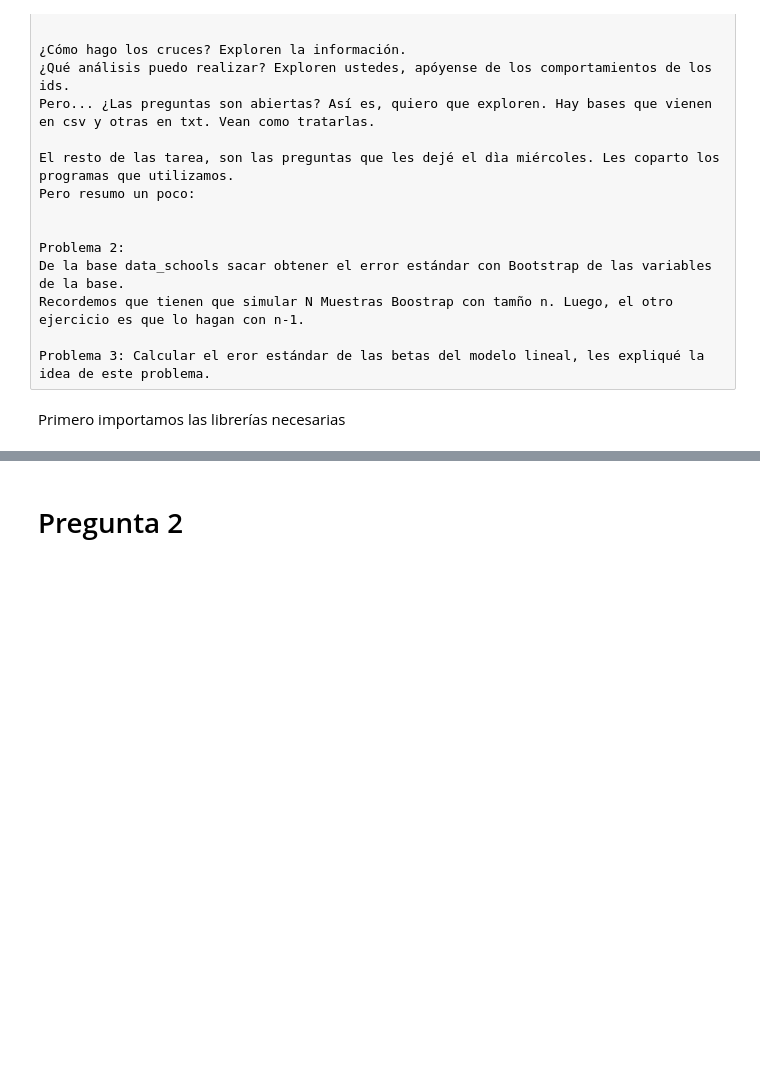
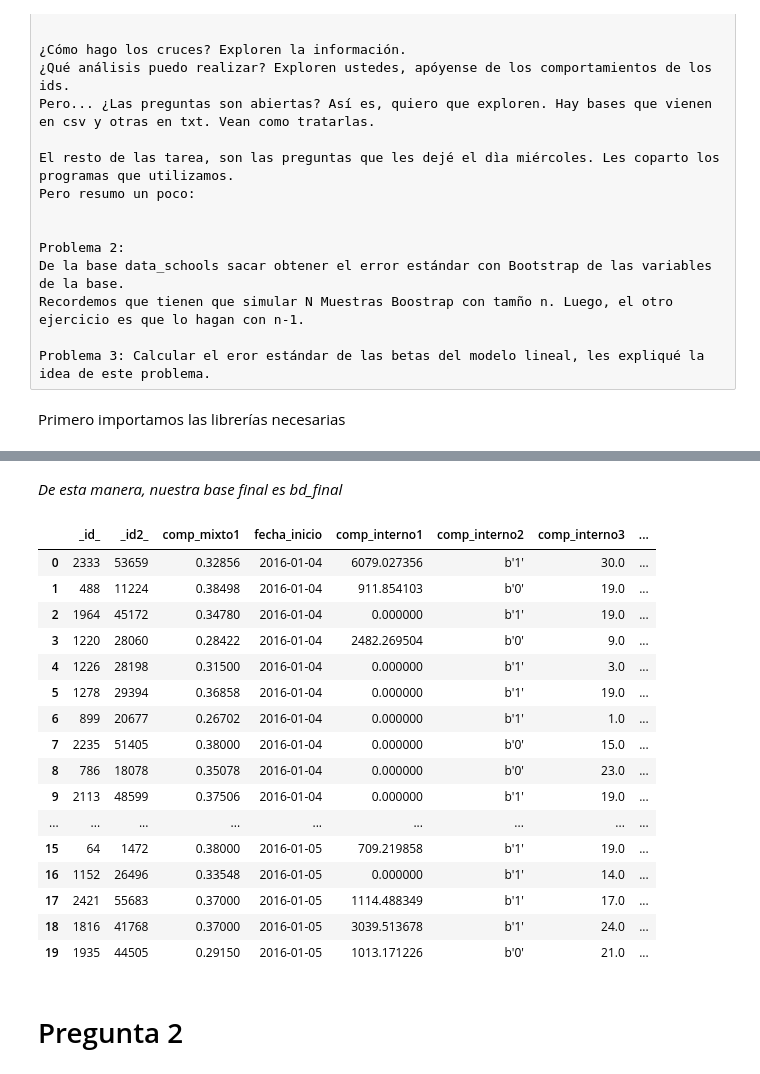
Before and after one commit to ArathReyes/Seminario-ML-DS, a Jupyter notebook: Tarea 1.ipynb, the cells around one changed output, grey strips where cells are left out. Cells and saved outputs as stored; diff of their text form; code cells hidden in the pictures; blank space fills up the shorter version.

```diff
--- a/Tarea 1.ipynb
+++ b/Tarea 1.ipynb
@@ -42,0 +492,4 @@ from sklearn import linear_model
+# %%
+bd_id = bd_ini_pt1.merge(bd_ini_int, how = "left", on = "_id_")
+bd_id = bd_id.sort_values(by = "fecha_inicio")
+bd_id.head()
@@ -42,0 +539,3 @@ from sklearn import linear_model
+# %%
+bd_final = bd_id.merge(bd_inv_merged, how = "inner", on = ["_id2_", "_id_", "comp_mixto1"])
+bd_final.head()
@@ -42,0 +598,2 @@ from sklearn import linear_model
+# %%
+bd_comp_merged.rename(columns={"num_caso": "_id_"},inplace=True)
@@ -42,0 +609,2 @@ from sklearn import linear_model
+# %%
+bd_final = bd_final.merge(bd_comp_merged, how = "left", on = "_id_")
@@ -43,3 +659,25 @@ from sklearn import linear_model
+# %% [markdown]
+_De esta manera, nuestra base final es bd_final_
+# %%
+bd_final.head(20)
+# %% [output]
+|  | _id_ | _id2_ | comp_mixto1 | fecha_inicio | comp_interno1 | comp_interno2 | comp_interno3 | ... |
+| 0 | 2333 | 53659 | 0.32856 | 2016-01-04 | 6079.027356 | b'1' | 30.0 | ... |
+| 1 | 488 | 11224 | 0.38498 | 2016-01-04 | 911.854103 | b'0' | 19.0 | ... |
+| 2 | 1964 | 45172 | 0.34780 | 2016-01-04 | 0.000000 | b'1' | 19.0 | ... |
+| 3 | 1220 | 28060 | 0.28422 | 2016-01-04 | 2482.269504 | b'0' | 9.0 | ... |
+| 4 | 1226 | 28198 | 0.31500 | 2016-01-04 | 0.000000 | b'1' | 3.0 | ... |
+| 5 | 1278 | 29394 | 0.36858 | 2016-01-04 | 0.000000 | b'1' | 19.0 | ... |
+| 6 | 899 | 20677 | 0.26702 | 2016-01-04 | 0.000000 | b'1' | 1.0 | ... |
+| 7 | 2235 | 51405 | 0.38000 | 2016-01-04 | 0.000000 | b'0' | 15.0 | ... |
+| 8 | 786 | 18078 | 0.35078 | 2016-01-04 | 0.000000 | b'0' | 23.0 | ... |
+| 9 | 2113 | 48599 | 0.37506 | 2016-01-04 | 0.000000 | b'1' | 19.0 | ... |
+| ... | ... | ... | ... | ... | ... | ... | ... | ... |
+| 15 | 64 | 1472 | 0.38000 | 2016-01-05 | 709.219858 | b'1' | 19.0 | ... |
+| 16 | 1152 | 26496 | 0.33548 | 2016-01-05 | 0.000000 | b'1' | 14.0 | ... |
+| 17 | 2421 | 55683 | 0.37000 | 2016-01-05 | 1114.488349 | b'1' | 17.0 | ... |
+| 18 | 1816 | 41768 | 0.37000 | 2016-01-05 | 3039.513678 | b'1' | 24.0 | ... |
+| 19 | 1935 | 44505 | 0.29150 | 2016-01-05 | 1013.171226 | b'0' | 21.0 | ... |
 # %% [markdown]
 # Pregunta 2
 # %%
```
Also changed, not shown: parts of 94 cells of this notebook.
